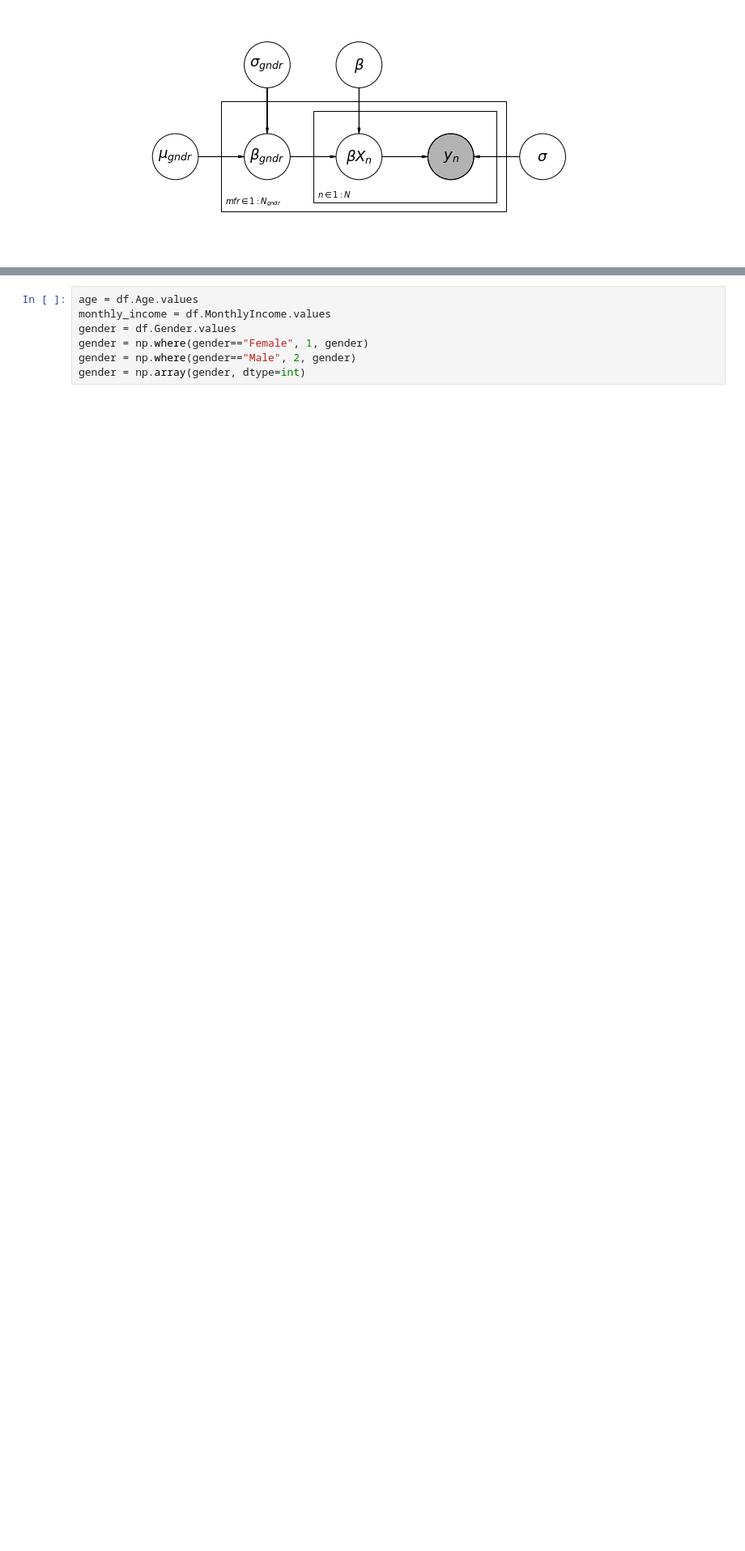
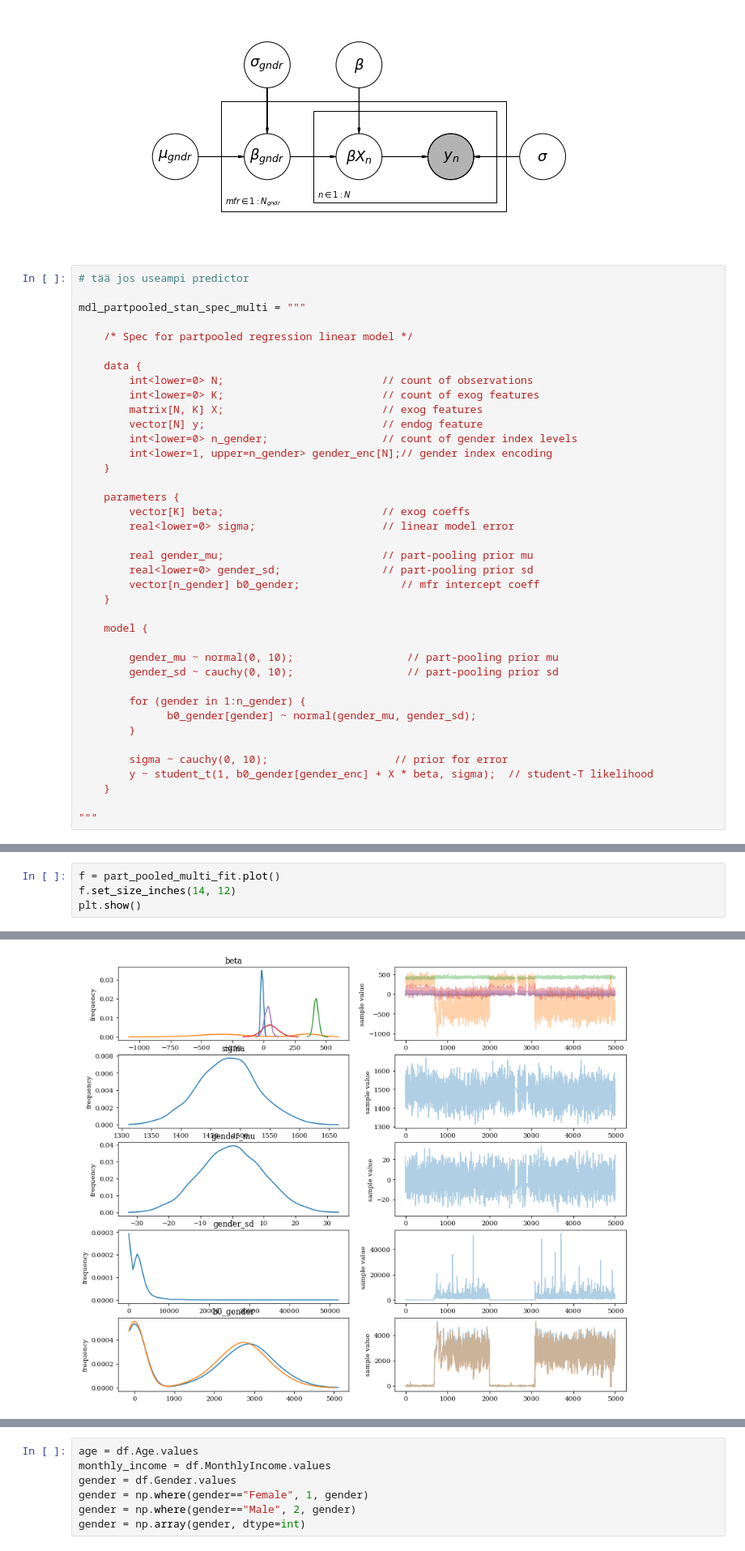
Before and after one commit to alesalloum/BDA-project2019, a Jupyter notebook: BDA_main_notebook.ipynb, the cells around one changed output, grey strips where cells are left out. Shown: that part at 81% size. Cells and saved outputs as stored; diff of their text form; blank space fills up the shorter version.

Commit message:
multilevel multivar model

```diff
--- a/BDA_main_notebook.ipynb
+++ b/BDA_main_notebook.ipynb
@@ -177,3 +180,42 @@ _ = plt.plot(xvals, beta_estimate*xvals+alpha_estimate, 'r--')
 daft_partpooled()
 # %% [output]
 [figure]
+# %%
+# tää jos useampi predictor
+
+mdl_partpooled_stan_spec_multi = """
+
+    /* Spec for partpooled regression linear model */
+
+    data {
+        int<lower=0> N;                         // count of observations
+        int<lower=0> K;                         // count of exog features
+        matrix[N, K] X;                         // exog features
+        vector[N] y;                            // endog feature
+        int<lower=0> n_gender;                  // count of gender index levels
+        int<lower=1, upper=n_gender> gender_enc[N];// gender index encoding
+    }
+
+    parameters {
+        vector[K] beta;                         // exog coeffs
+        real<lower=0> sigma;                    // linear model error
+
+        real gender_mu;                         // part-pooling prior mu
+        real<lower=0> gender_sd;                // part-pooling prior sd
+        vector[n_gender] b0_gender;                // mfr intercept coeff
+    }
+
+    model {
+
+        gender_mu ~ normal(0, 10);                  // part-pooling prior mu
+        gender_sd ~ cauchy(0, 10);                  // part-pooling prior sd
+
+        for (gender in 1:n_gender) {
+              b0_gender[gender] ~ normal(gender_mu, gender_sd);
+        }
+
+        sigma ~ cauchy(0, 10);                    // prior for error
+        y ~ student_t(1, b0_gender[gender_enc] + X * beta, sigma);  // student-T likelihood
+    }
+
+"""
@@ -179,0 +291,5 @@ daft_partpooled()
+# %%
+f = part_pooled_multi_fit.plot()
+f.set_size_inches(14, 12)
+plt.show()
+# %% [output]
@@ -180 +297,2 @@ daft_partpooled()
+[figure, added]
 # %%
```
Also changed, not shown: parts of 12 cells of this notebook, 1 other file.
